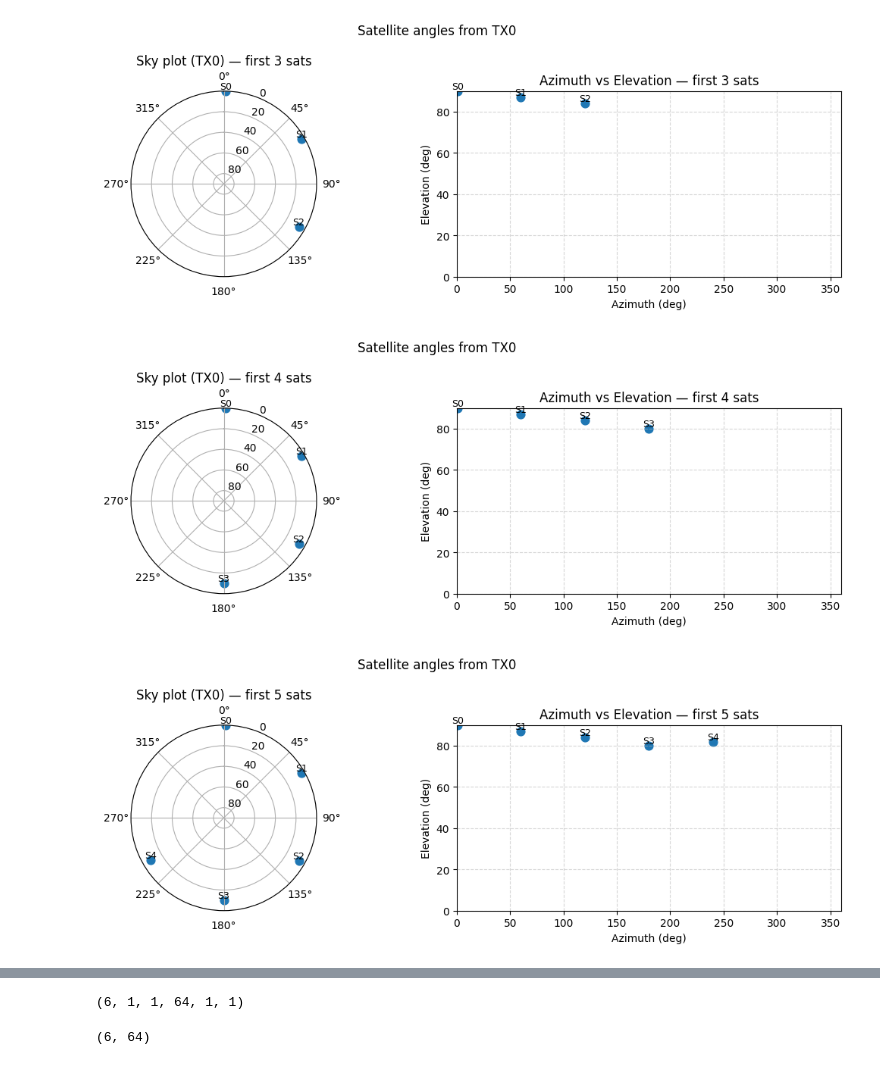
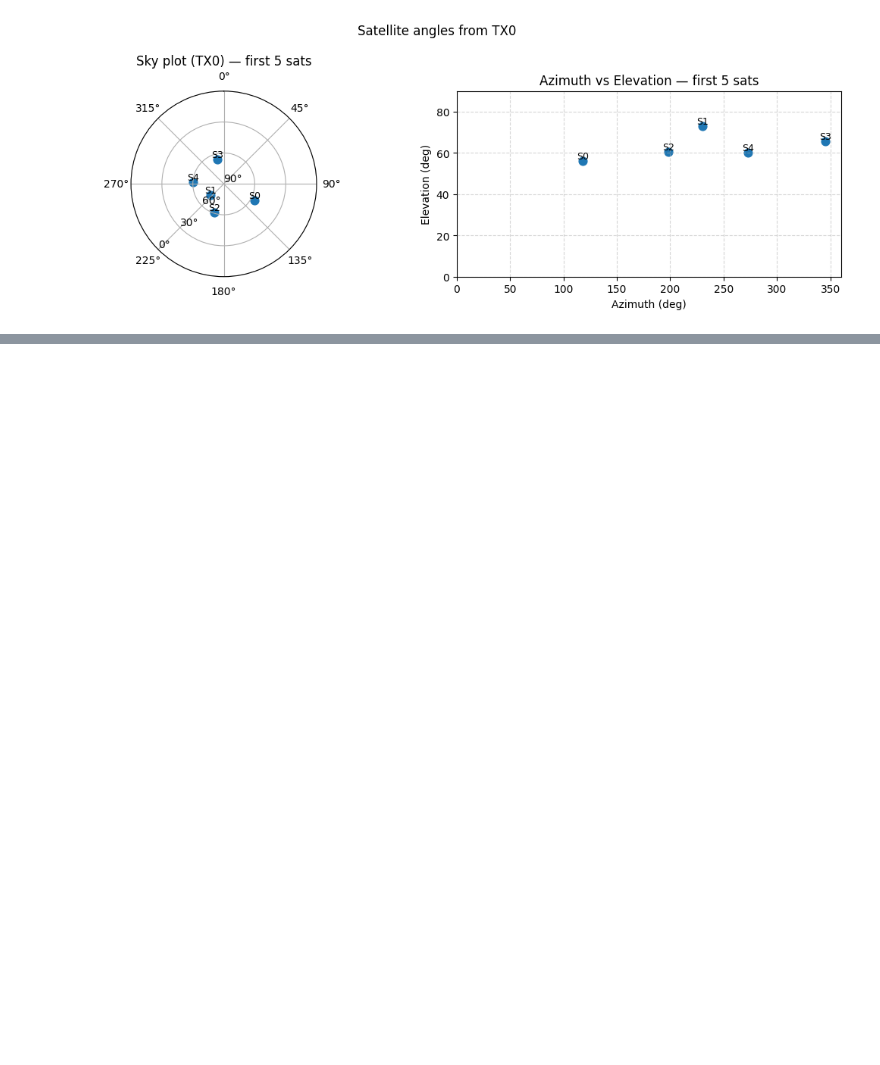
Before and after one commit to SJ00425/NTN-Anti-Jamming, a Jupyter notebook: Game_gradient.ipynb, the cells around one changed output, grey strips where cells are left out. Saved outputs shown, nothing was run; the diff lists cells and outputs as text; code cells hidden in the pictures; blank space fills up the shorter version.

```diff
--- a/Game_gradient.ipynb
+++ b/Game_gradient.ipynb
@@ -39,7 +39,7 @@ from numpy.linalg import cholesky, solve, eigh
 
 # Generate RX positions
 
-distances_km = [0.5]
+distances_km = [1]
 azimuths_deg = np.linspace(0, 360, len(distances_km), endpoint=False)
 gnd_positions = [np.array([0.0, 0.0, 0.0])]
 
@@ -54,9 +54,9 @@ for i, pos in enumerate(gnd_positions):
 
 # Compute SAT intersection points
 
-sat_orbit_m = 550e3
-# angles = [(120, 80),(45, 90), (75,75),(80,88), (65, 85),(130,75)]
-angles = [(1, 90-(1e-3)), (60, 87), (120,84),(180,80), (240, 82),(300,80)]
+sat_orbit_m = 450e3
+angles = [(117.88, 56.2),(230.22, 72.96), (198,60.5),(345.49,65.65), (272.81, 60.03)]
+# angles = [(1, 90-(1e-3)), (60, 87), (120,84),(180,80), (240, 82),(300,80)]
 # angles = [(45, 90-(1e-3)), (120, 87), (75,85),(80,83), (65, 82),(130,80)]
 # angles = [(45, 90-(1e-3)), (220, 87), (75,85)]
 sat_positions = []
@@ -110,5 +110,4 @@ From TX0:
 # %%
-
 # Choose which ground TX viewpoint to use (0 = first one you printed)
 tx_idx = 0
 
@@ -116,45 +115,51 @@ def sats_az_el_for_k(k, tx_pos):
     az_list, el_list = [], []
     for j in range(k):
         az, el, dist, n_waves = compute_az_el_dist(sat_positions[j], tx_pos, frequency_hz)
-        az_list.append(az)
-        el_list.append(el)
+        az_list.append(float(az))
+        el_list.append(float(el))
     return np.array(az_list), np.array(el_list)
 
-# Make four figures for k = 3,4,5,6
-for k in [3, 4, 5, 6]:
+# Plot for k = 5 (you can change to [3,4,5,6] if needed)
+for k in [5]:
     az, el = sats_az_el_for_k(k, gnd_positions[tx_idx])
 
     fig = plt.figure(figsize=(11, 4))
 
     # ---- (Left) Polar sky plot: radius = 90 - elevation (0 at zenith) ----
     ax1 = plt.subplot(1, 2, 1, projection='polar')
-    theta = np.deg2rad(az)                 # azimuth in radians
-    r = 90.0 - el                          # zenith angle
+    theta = np.deg2rad(az)      # azimuth in radians
+    r = 90.0 - el               # zenith angle (0 at zenith, 90 at horizon)
+
     sc = ax1.scatter(theta, r, s=60)
-    # Annotate satellite indices
+    # annotate satellite indices
     for j in range(k):
         ax1.text(theta[j], r[j], f"S{j}", ha='center', va='bottom', fontsize=9)
-    ax1.set_rlim(90, 0)                    # zenith at center
-    ax1.set_theta_zero_location("N")       # 0° at North (up)
-    ax1.set_theta_direction(-1)            # azimuth increasing clockwise
+
+    # Polar formatting: North up, clockwise azimuth; center=zenith, outer=horizon
+    ax1.set_theta_zero_location("N")
+    ax1.set_theta_direction(-1)
+    ax1.set_rlim(0, 90)  # radius increases outward: 0 (zenith) -> 90 (horizon)
+
+    # Show ring labels as Elevation (more intuitive)
+    ax1.set_rticks([0, 30, 60, 90])                      # r values
+    ax1.set_yticklabels(['90°', '60°', '30°', '0°'])     # corresponding elevation
+    ax1.set_rlabel_position(225)                         # move labels to avoid overlap
     ax1.set_title(f"Sky plot (TX{tx_idx}) — first {k} sats")
 
     # ---- (Right) Cartesian azimuth vs elevation ----
     ax2 = plt.subplot(1, 2, 2)
     ax2.scatter(az, el, s=60)
     for j in range(k):
         ax2.text(az[j], el[j], f"S{j}", ha='center', va='bottom', fontsize=9)
     ax2.set_xlim(0, 360)
     ax2.set_ylim(0, 90)
     ax2.set_xlabel("Azimuth (deg)")
     ax2.set_ylabel("Elevation (deg)")
     ax2.grid(True, linestyle='--', alpha=0.5)
     ax2.set_title(f"Azimuth vs Elevation — first {k} sats")
 
     plt.suptitle(f"Satellite angles from TX{tx_idx}")
     plt.tight_layout()
     plt.show()
 # %% [output]
-[figure, old version]
+[figure, new version]
-[figure, removed]
-[figure, removed]
@@ -269,4 +267,0 @@ a_jam, tau_jam = compute_cir(gnd_positions[1], sat_positions, tx_array, sat_arra
-# %%
-a_tx.shape
-# %% [output]
-(6, 1, 1, 64, 1, 1)
@@ -275,7 +268,3 @@ H0 = collapse_channel(a_tx)
-# %%
-H0.shape
-# %% [output]
-(6, 64)
 # %%
 import numpy as np
 import matplotlib.pyplot as plt
```
Also changed, not shown: parts of 11 cells of this notebook, 1 other file.
